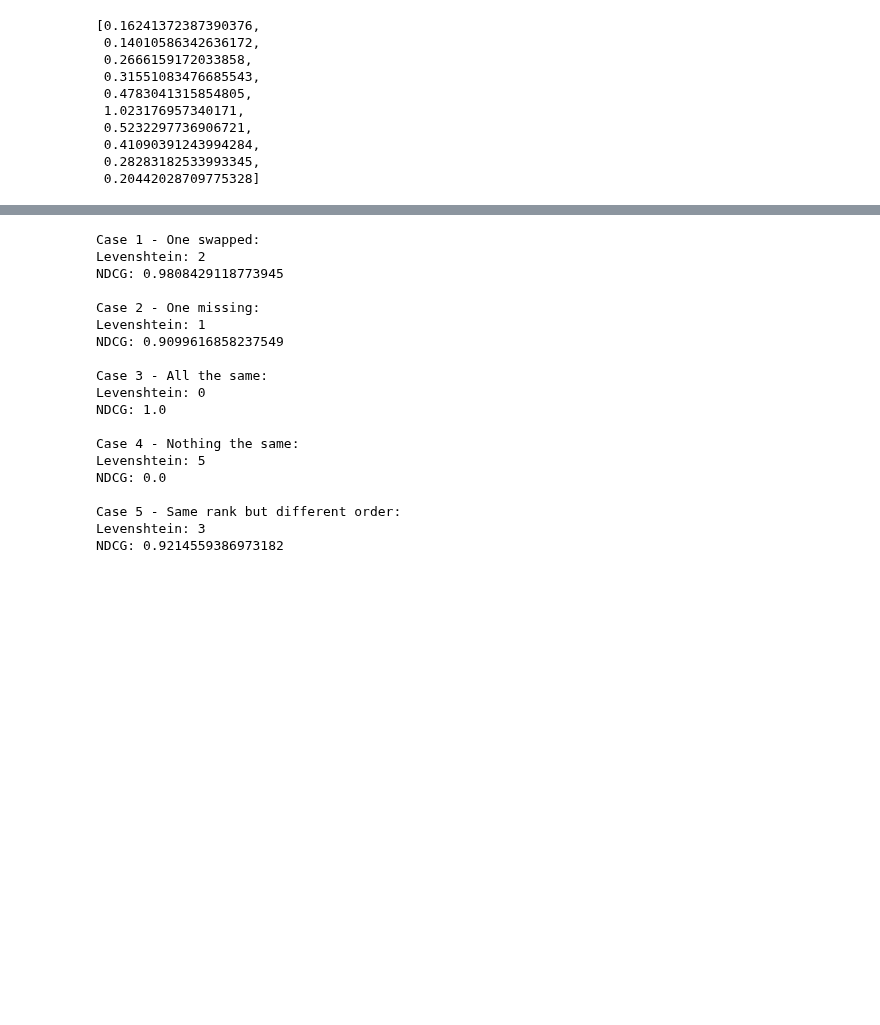
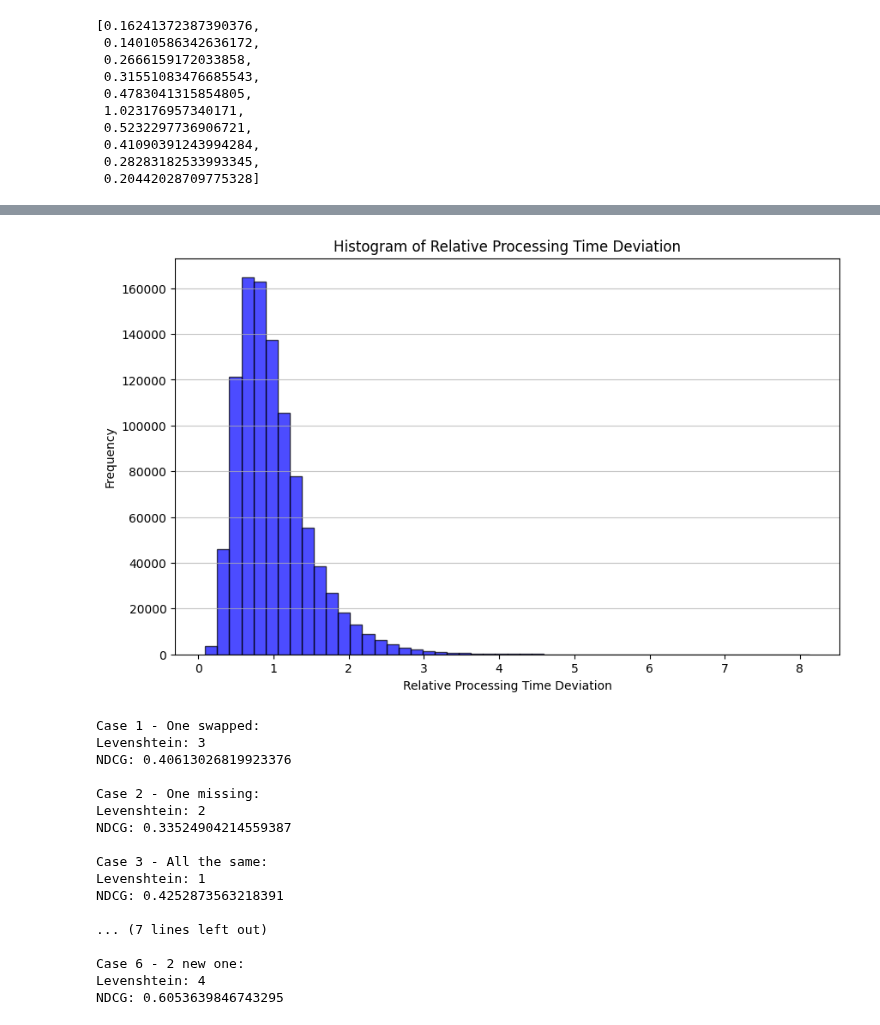
Before and after one commit to MarvinMat/PlanCausal, a Jupyter notebook: function_test_distributions.ipynb, the cells around one changed output, grey strips where cells are left out. Cells and saved outputs as stored; diff of their text form; code cells hidden in the pictures; blank space fills up the shorter version.

```diff
--- a/function_test_distributions.ipynb
+++ b/function_test_distributions.ipynb
@@ -102,10 +102,10 @@ distributions = {}
 
 # Define mean and variance for each combination of 'machine_state' and 'cleaning'
 combinations = [
-    ((0, 0), {'mean': 1.0, 'variance': 0.01}),
-    ((0, 1), {'mean': 1.0, 'variance': 0.015}),
-    ((1, 0), {'mean': 1.0, 'variance': 0.02}),
-    ((1, 1), {'mean': 1.0, 'variance': 0.025}),
+    ((0, 0), {'mean': 1.0, 'variance': 0.1}),
+    ((0, 1), {'mean': 1.0, 'variance': 0.15}),
+    ((1, 0), {'mean': 1.0, 'variance': 0.2}),
+    ((1, 1), {'mean': 1.0, 'variance': 0.25}),
 ]
 
 # Populate the distributions dictionary
@@ -130,7 +130,7 @@ else:
 # Create a pandas DataFrame from the sampled data
 df = pd.DataFrame({'relative_processing_time_deviation': [np.random.normal(mean, std_dev) for _ in range(1000000)]})
 
-print(df.head(15))
+#print(df.head(25))
 # Display the descriptive statistics of the DataFrame
 print(df.describe())
 # %% [output]
@@ -154,10 +198,23 @@ max                              1.721493
+# %%
+import matplotlib.pyplot as plt
+
+# Plot histogram for the 'relative_processing_time_deviation' column
+plt.figure(figsize=(10, 6))
+plt.hist(df['relative_processing_time_deviation'], bins=50, color='blue', alpha=0.7, edgecolor='black')
+plt.title('Histogram of Relative Processing Time Deviation')
+plt.xlabel('Relative Processing Time Deviation')
+plt.ylabel('Frequency')
+plt.grid(axis='y', alpha=0.75)
+plt.show()
+# %% [output]
+[figure, added]
 # %%
 import modules.metrics as metrics
 
 # Calculate Levenshtein distance and NDCG
 # between two lists of names
 # Example lists
-A = ["Person1", "Person2", "Person3", "Person4", "Person5"]
+A = ["Pers1", "Person2", "Person3", "Person4", "Person5"]
 
 # Case 1: Only one is swapped
 B1 = ["Person1", "Person3", "Person2", "Person4", "Person5"]
@@ -188,23 +245,26 @@ B5 = ["Person2", "Person1", "Person4", "Person5", "Person3"]
 print("\nCase 5 - Same rank but different order:")
 print(f'Levenshtein: {metrics.list_distance(A, B5)}')
 print(f'NDCG: {metrics.calculate_ndcg(A, B5)}')
+
+B6 = ["Person2", "Person7", "Person4", "Person8", "Person3"]
+print("\nCase 6 - 2 new one:")
+print(f'Levenshtein: {metrics.list_distance(A, B6)}')
+print(f'NDCG: {metrics.calculate_ndcg(A, B6)}')
 # %% [output]
 Case 1 - One swapped:
-Levenshtein: 2
-NDCG: 0.9808429118773945
+Levenshtein: 3
+NDCG: 0.40613026819923376
 
 Case 2 - One missing:
-Levenshtein: 1
-NDCG: 0.9099616858237549
+Levenshtein: 2
+NDCG: 0.33524904214559387
 
 Case 3 - All the same:
-Levenshtein: 0
-NDCG: 1.0
+Levenshtein: 1
+NDCG: 0.4252873563218391
 
-Case 4 - Nothing the same:
-Levenshtein: 5
-NDCG: 0.0
+... (7 lines left out)
 
-Case 5 - Same rank but different order:
-Levenshtein: 3
-NDCG: 0.9214559386973182
+Case 6 - 2 new one:
+Levenshtein: 4
+NDCG: 0.6053639846743295
```
Also changed, not shown: parts of 12 cells of this notebook, 46 other files.
